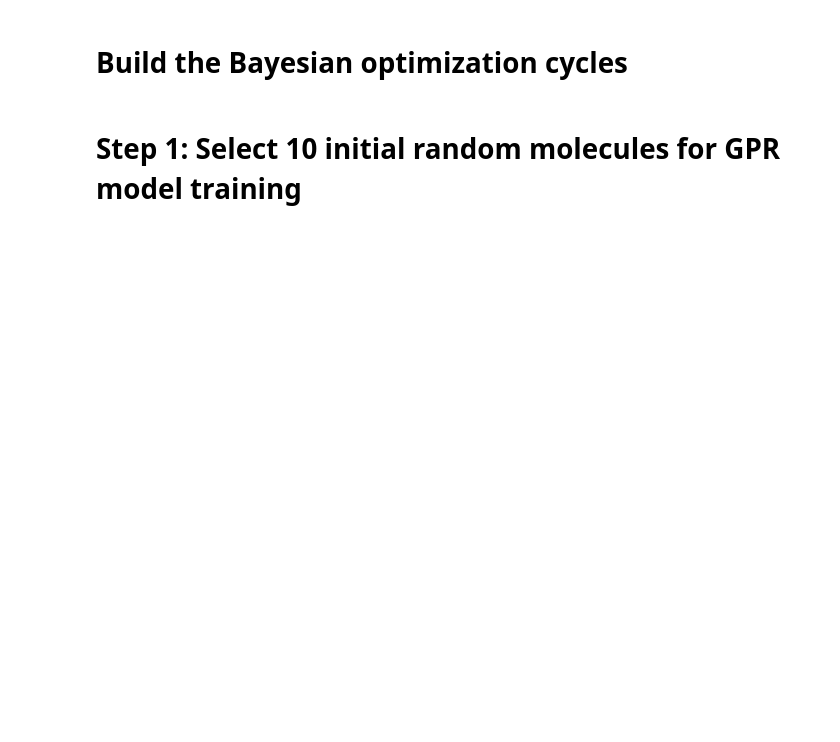
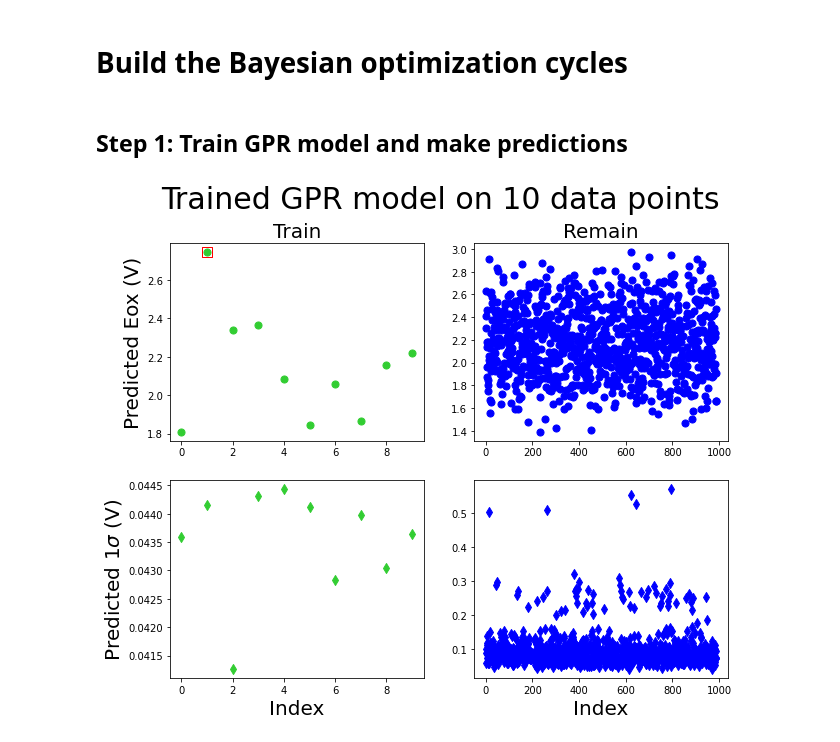
Before and after one commit to AIScienceTutorial/Bayesian-optimization---case-study, a Jupyter notebook: SMILES_BayesOpt.ipynb, the cells around one changed output. Saved outputs shown, nothing was run; the diff lists cells and outputs as text; code cells hidden in the pictures; blank space fills up the shorter version.

Commit message:
Update step-by-step

```diff
--- a/SMILES_BayesOpt.ipynb
+++ b/SMILES_BayesOpt.ipynb
@@ -27,10 +28,10 @@ smiles = "https://github.com/AIScienceTutorial/Bayesian-optimization---case-stud
 
 # Load SMILES and features
 dfSMILES = pd.read_csv(smiles)
-Xinfo = dfSMILES.SMILES
-print(Xinfo)
+Xsmiles = dfSMILES.SMILES
+print(Xsmiles)
 X = pd.read_csv(features)
-print(X)
+print(X.shape)
 # %% [output]
 0                         N#CC(c1ccccc1)C(Br)Oc1ccccc1
 1      O=[N+]([O-])c1ccc(C(c2ccccc2)C(Br)Oc2ccccc2)cc1
@@ -156,0 +210,7 @@ def upperConfidenceBound(xdata,gpnetwork,ybest,epsilon):
+# %%
+computedEox = "https://github.com/AIScienceTutorial/Bayesian-optimization---case-study/blob/main/computedEox.csv?raw=true"
+dfEox = pd.read_csv(computedEox) # Load computed Eox
+
+def lookupComputedEox(smiles):  # Look up function for computed Eox values
+    smilesLoc = dfSMILES[dfSMILES.SMILES == smiles].index[0]
+    return dfEox.iloc[smilesLoc].values[0]
@@ -157,4 +259,41 @@ def upperConfidenceBound(xdata,gpnetwork,ybest,epsilon):
 # %% [markdown]
 # Build the Bayesian optimization cycles
 # %% [markdown]
-# Step 1: Select 10 initial random molecules for GPR model training
+## Step 1: Train GPR model and make predictions
+# %%
+fig, axs = plt.subplots(2,2)
+fig.set_size_inches(10,8)
+titleSize=30
+axisTitleSize=20
+markerSize=50
+
+fig.suptitle('Trained GPR model on '+str(ntrain)+' data points',fontsize=titleSize)
+#axs[0].plot(x, y)
+#axs[1].plot(x, -y)
+
+gpnetwork = gpregression(Xtrain, Ytrain, n_PC)
+
+yt_pred, tsigma = gprediction(gpnetwork, Xtrain)
+ybestloc = np.argmax(Ytrain) # The current best y value
+ybest_pred = yt_pred[ybestloc]
+axs[0,0].scatter(np.arange(len(yt_pred)),yt_pred,color='limegreen',s=markerSize)
+axs[0, 0].set_title('Train', fontsize=axisTitleSize)
+axs[1,0].scatter(np.arange(len(tsigma)),tsigma,color='limegreen',marker='d',s=markerSize)
+axs[0,0].scatter(ybestloc,ybest_pred,color='r',marker='s',s=markerSize+50,facecolor='None')
+
+yr_pred, rsigma = gprediction(gpnetwork, Xremain)
+axs[0,1].scatter(np.arange(len(yr_pred)),yr_pred,color='b',s=markerSize)
+axs[0, 1].set_title('Remain',fontsize=axisTitleSize)
+axs[1,1].scatter(np.arange(len(rsigma)),rsigma,color='b',marker='d',s=markerSize)
+
+axs[0,0].set_ylabel('Predicted Eox (V)',fontsize=axisTitleSize)
+axs[1,0].set_xlabel('Index',fontsize=axisTitleSize)
+axs[1,0].set_ylabel('Predicted 1$\sigma$ (V)',fontsize=axisTitleSize)
+axs[1,1].set_xlabel('Index',fontsize=axisTitleSize)
+
+#rmse = np.sqrt(np.mean((yt_-targets)**2))
+#print('Current GPR error: RMSE= ', rmse)
+
+plt.show()
+# %% [output]
+[figure, added]
```
Also changed, not shown: parts of 24 cells of this notebook.
